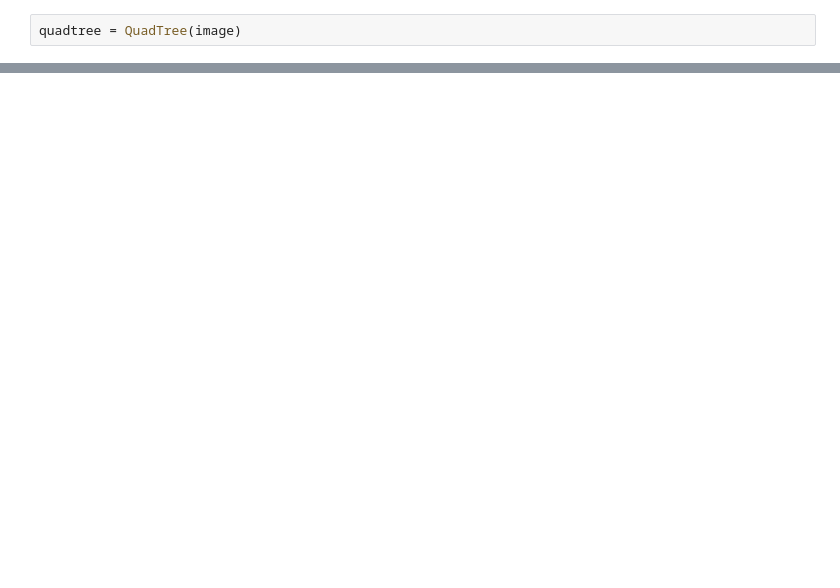
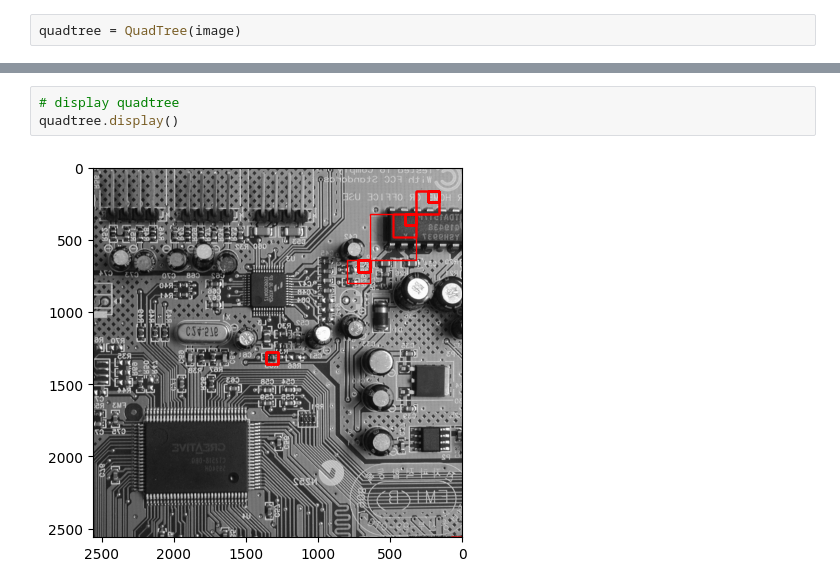
Before and after one commit to rodrigo-lopez-ag/project-split-and-merge, a Jupyter notebook: splitMerge.ipynb, the cells around one changed output, grey strips where cells are left out. Cells and saved outputs as stored; diff of their text form; blank space fills up the shorter version.

```diff
--- a/splitMerge.ipynb
+++ b/splitMerge.ipynb
@@ -123,0 +211,5 @@ array([[167, 167, 167, 167, 167, 167, 167, 168, 170, 171, 172, 173, 173,
+# %%
+# display quadtree
+quadtree.display()
+# %% [output]
+[figure, added]
```
Also changed, not shown: parts of 11 cells of this notebook, 2 other files.
